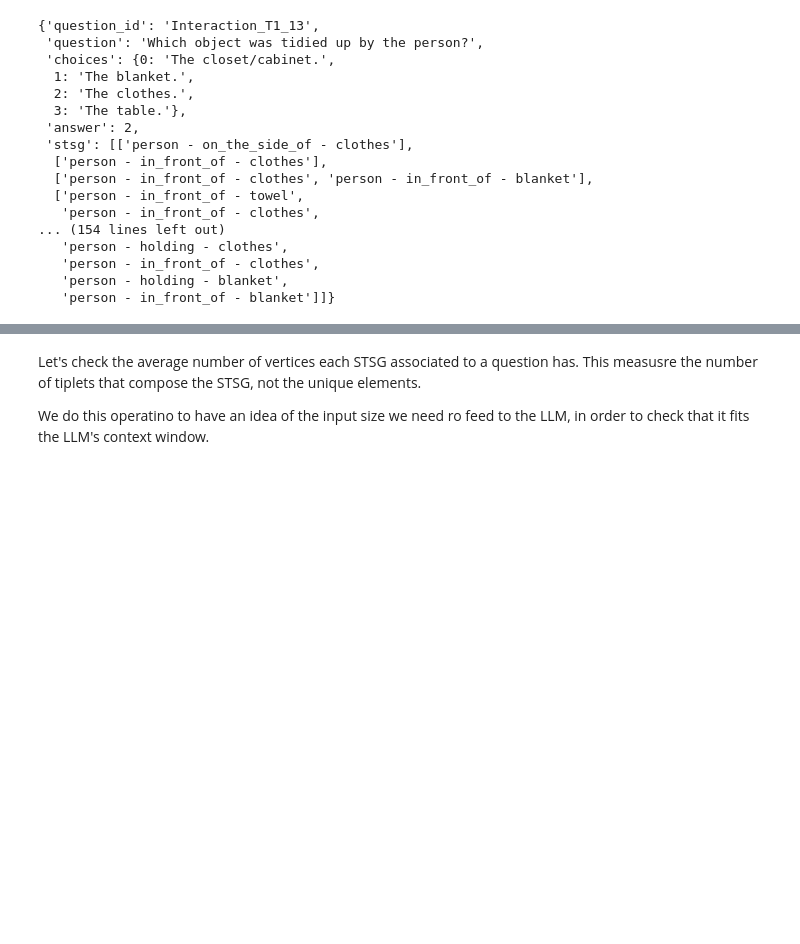
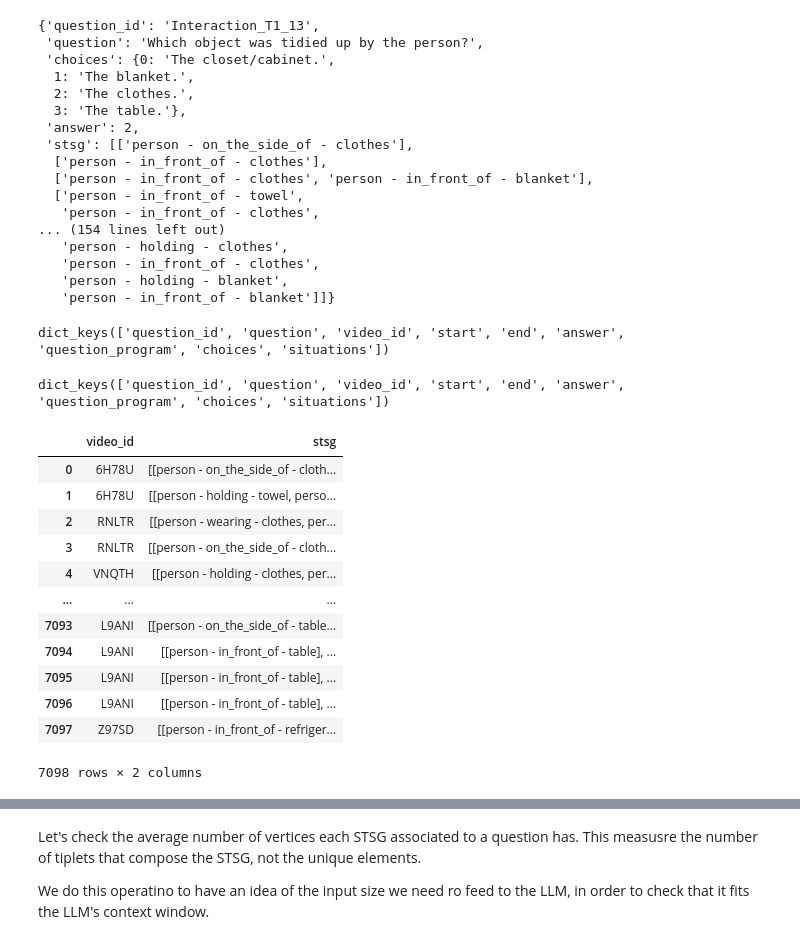
Before and after one commit to FabioLusha/video-neurosymbolic, a Jupyter notebook: star_code/notebooks/star_explorer.ipynb, the cells around one changed output, grey strips where cells are left out. Drawn from its saved outputs; the diff is of its cells as text; code cells hidden in the pictures; blank space fills up the shorter version.

```diff
--- a/star_code/notebooks/star_explorer.ipynb
+++ b/star_code/notebooks/star_explorer.ipynb
@@ -140,0 +150,3 @@ dict_keys
+# %%
+star_data_df = pd.DataFrame(star_data)
+star_data_df.info()
@@ -140,0 +185,9 @@ dict_keys
+# %%
+import csv
+
+outfile = WORK_DIR / "data/datasets/STAR/video_ids_val.cvs"
+
+video_ids = star_data_df['video_id'].unique()
+with open(outfile, 'w', newline='') as f:
+    writer = csv.writer(f)
+    writer.writerows([[item] for item in video_ids])
@@ -268,3 +436,32 @@ stsg_data[0]
    'person - in_front_of - clothes',
    'person - holding - blanket',
    'person - in_front_of - blanket']]}
+# %%
+star_data[0].keys()
+# %% [output]
+dict_keys(['question_id', 'question', 'video_id', 'start', 'end', 'answer', 'question_program', 'choices', 'situations'])
+# %%
+import pandas as pd
+star_df = pd.DataFrame(star_data)
+# %%
+star_data[0].keys()
+# %% [output]
+dict_keys(['question_id', 'question', 'video_id', 'start', 'end', 'answer', 'question_program', 'choices', 'situations'])
+# %%
+star_df['stsg'] = star_df.apply(func=generate_stsg, axis=1)
+# %%
+star_df[['video_id', 'stsg']]
+# %% [output]
+|  | video_id | stsg |
+| 0 | 6H78U | [[person - on_the_side_of - cloth... |
+| 1 | 6H78U | [[person - holding - towel, perso... |
+| 2 | RNLTR | [[person - wearing - clothes, per... |
+| 3 | RNLTR | [[person - on_the_side_of - cloth... |
+| 4 | VNQTH | [[person - holding - clothes, per... |
+| ... | ... | ... |
+| 7093 | L9ANI | [[person - on_the_side_of - table... |
+| 7094 | L9ANI | [[person - in_front_of - table], ... |
+| 7095 | L9ANI | [[person - in_front_of - table], ... |
+| 7096 | L9ANI | [[person - in_front_of - table], ... |
+| 7097 | Z97SD | [[person - in_front_of - refriger... |
+7098 rows × 2 columns
```
Also changed, not shown: parts of 16 cells of this notebook, 1 other file.
